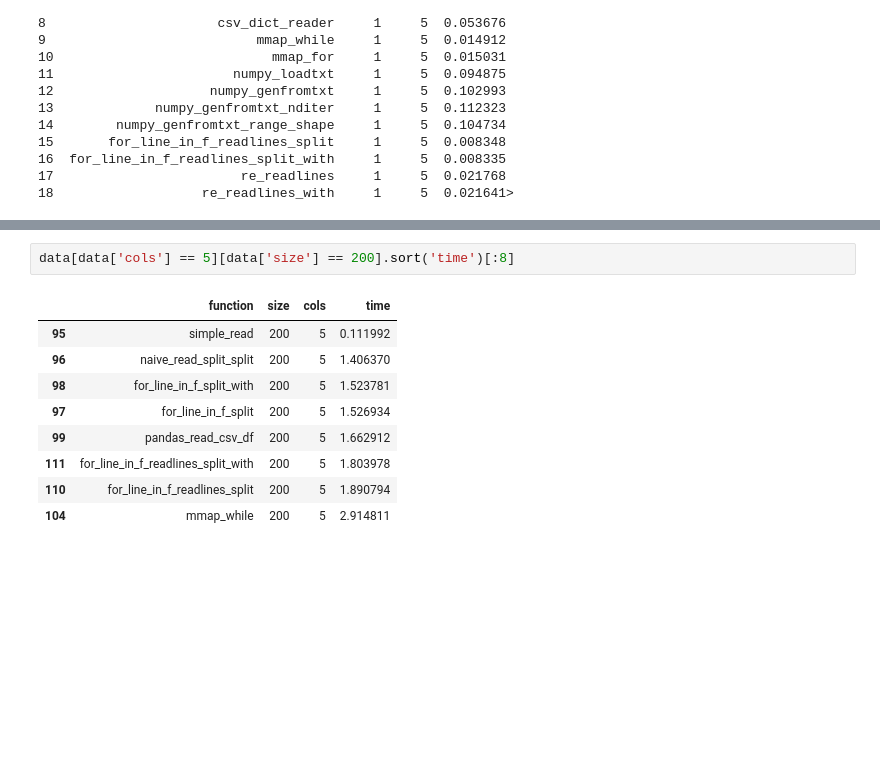
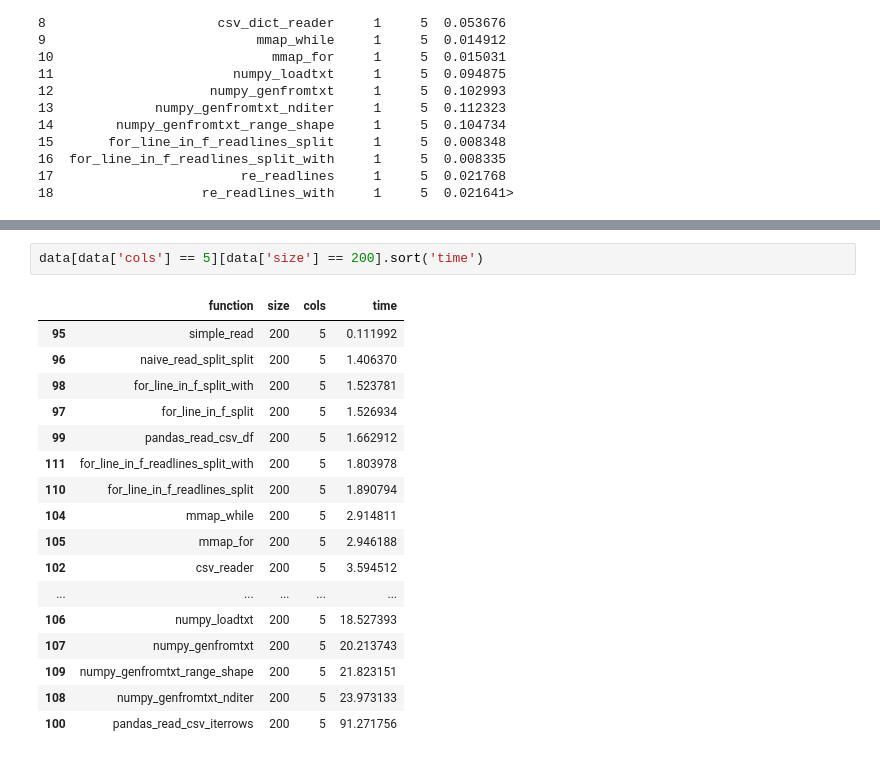
Before and after one commit to john-science/data_science_by_example, a Jupyter notebook: examples/6_reading_csv/read_csv_timing_analysis.ipynb, the cells around one changed output, grey strips where cells are left out. Saved outputs shown, nothing was run; the diff lists cells and outputs as text; blank space fills up the shorter version.

```diff
--- a/examples/6_reading_csv/read_csv_timing_analysis.ipynb
+++ b/examples/6_reading_csv/read_csv_timing_analysis.ipynb
@@ -54,12 +73,20 @@ data[data['cols'] == 200][data['size'] == 200].sort('time')[:8]
 # %%
-data[data['cols'] == 5][data['size'] == 200].sort('time')[:8]
+data[data['cols'] == 5][data['size'] == 200].sort('time')
 # %% [output]
 |  | function | size | cols | time |
 | 95 | simple_read | 200 | 5 | 0.111992 |
 | 96 | naive_read_split_split | 200 | 5 | 1.406370 |
 | 98 | for_line_in_f_split_with | 200 | 5 | 1.523781 |
 | 97 | for_line_in_f_split | 200 | 5 | 1.526934 |
 | 99 | pandas_read_csv_df | 200 | 5 | 1.662912 |
 | 111 | for_line_in_f_readlines_split_with | 200 | 5 | 1.803978 |
 | 110 | for_line_in_f_readlines_split | 200 | 5 | 1.890794 |
 | 104 | mmap_while | 200 | 5 | 2.914811 |
+| 105 | mmap_for | 200 | 5 | 2.946188 |
+| 102 | csv_reader | 200 | 5 | 3.594512 |
+| ... | ... | ... | ... | ... |
+| 106 | numpy_loadtxt | 200 | 5 | 18.527393 |
+| 107 | numpy_genfromtxt | 200 | 5 | 20.213743 |
+| 109 | numpy_genfromtxt_range_shape | 200 | 5 | 21.823151 |
+| 108 | numpy_genfromtxt_nditer | 200 | 5 | 23.973133 |
+| 100 | pandas_read_csv_iterrows | 200 | 5 | 91.271756 |
```
Also changed, not shown: parts of 4 cells of this notebook.
